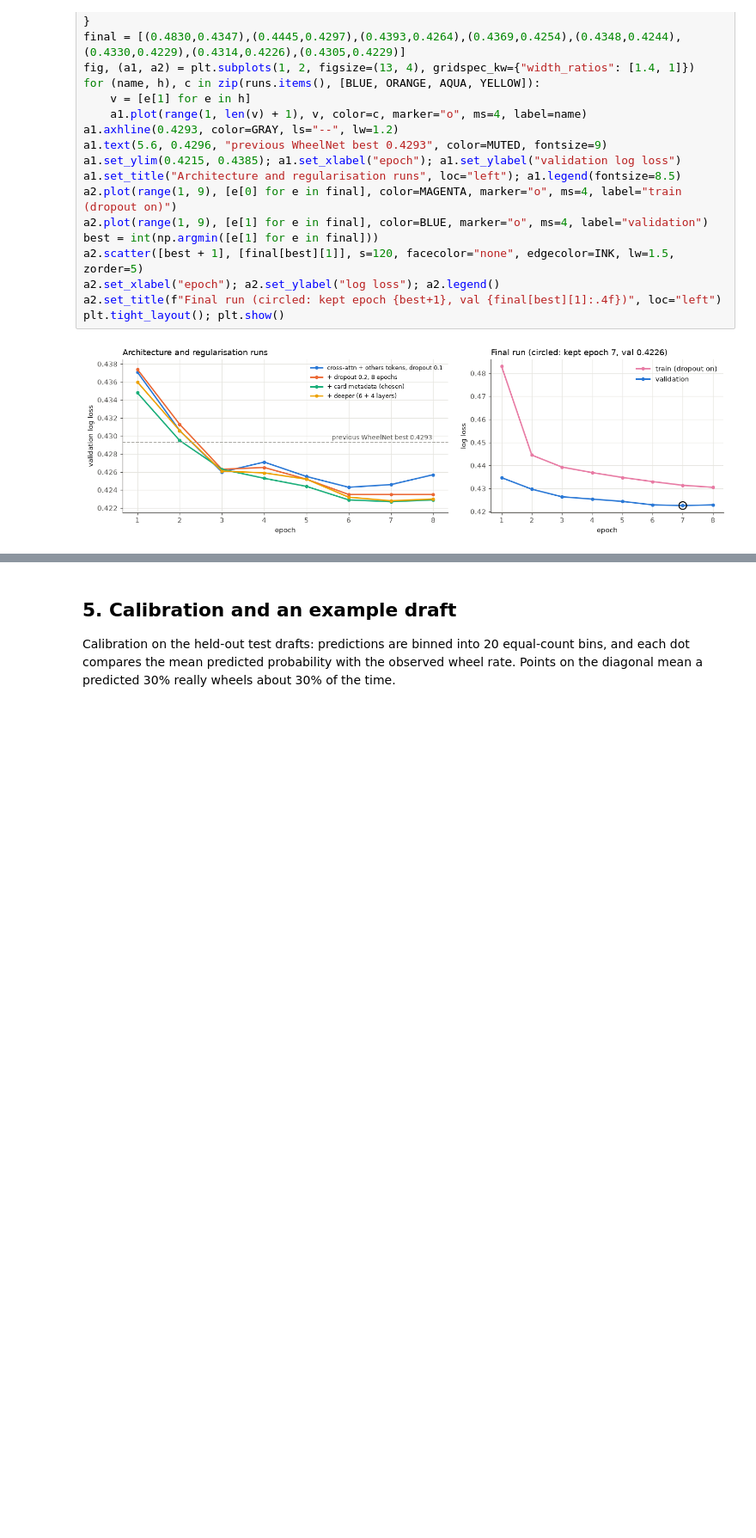
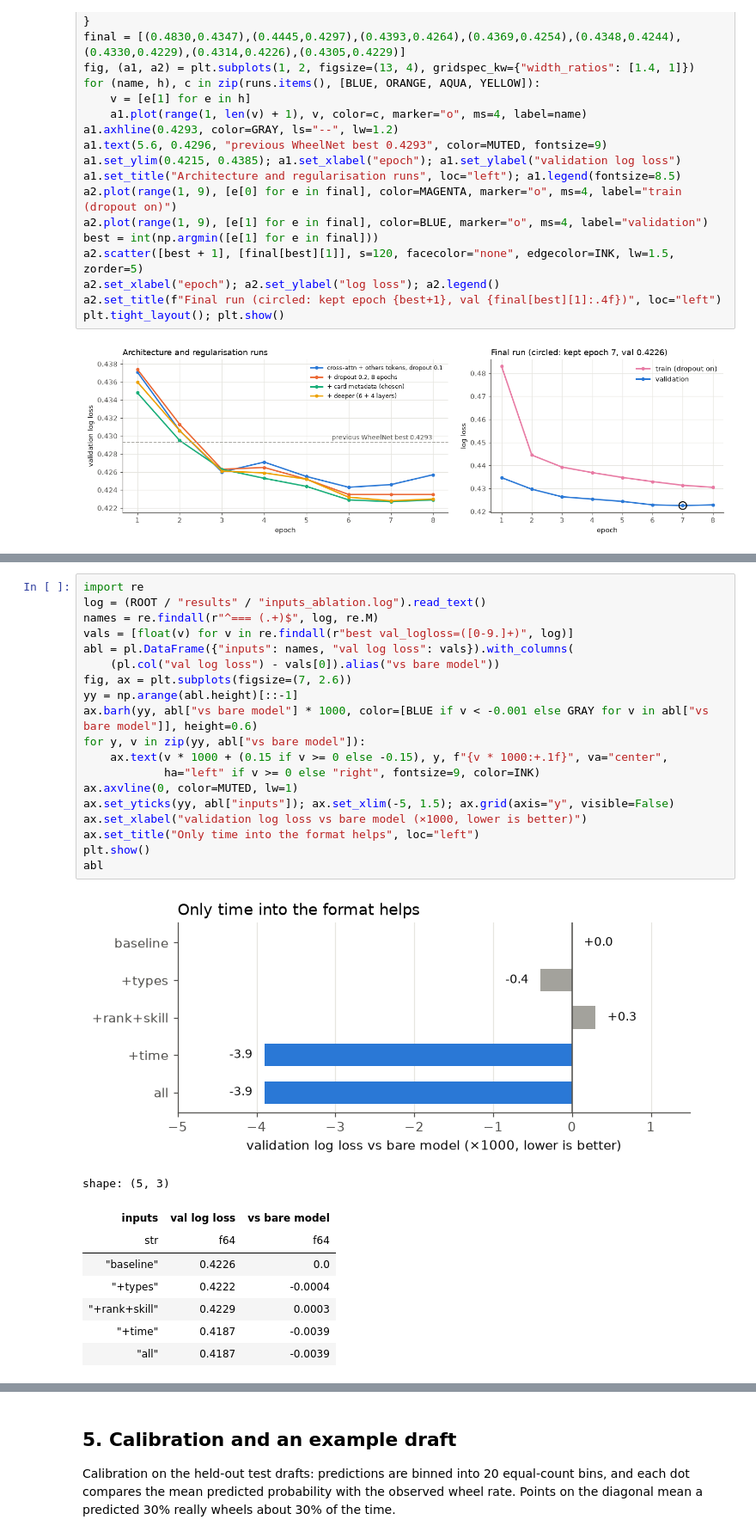
Before and after one commit to zscore/mtg-open-lane, a Jupyter notebook: notebooks/wheelnet.ipynb, the cells around one changed output, grey strips where cells are left out. Shown at 86% size. Cells and saved outputs as stored; diff of their text form; blank space fills up the shorter version.

Commit message:
wheelnet notebook: input ablation section and weekly-retraining takeaways (weeks 3-5)
Co-Authored-By: Claude Opus 5.5 (1M context) <noreply@anthropic.com>

```diff
--- a/notebooks/wheelnet.ipynb
+++ b/notebooks/wheelnet.ipynb
@@ -324,0 +331,29 @@ plt.tight_layout(); plt.show()
+# %%
+import re
+log = (ROOT / "results" / "inputs_ablation.log").read_text()
+names = re.findall(r"^=== (.+)$", log, re.M)
+vals = [float(v) for v in re.findall(r"best val_logloss=([0-9.]+)", log)]
+abl = pl.DataFrame({"inputs": names, "val log loss": vals}).with_columns(
+    (pl.col("val log loss") - vals[0]).alias("vs bare model"))
+fig, ax = plt.subplots(figsize=(7, 2.6))
+yy = np.arange(abl.height)[::-1]
+ax.barh(yy, abl["vs bare model"] * 1000, color=[BLUE if v < -0.001 else GRAY for v in abl["vs bare model"]], height=0.6)
+for y, v in zip(yy, abl["vs bare model"]):
+    ax.text(v * 1000 + (0.15 if v >= 0 else -0.15), y, f"{v * 1000:+.1f}", va="center",
+            ha="left" if v >= 0 else "right", fontsize=9, color=INK)
+ax.axvline(0, color=MUTED, lw=1)
+ax.set_yticks(yy, abl["inputs"]); ax.set_xlim(-5, 1.5); ax.grid(axis="y", visible=False)
+ax.set_xlabel("validation log loss vs bare model (×1000, lower is better)")
+ax.set_title("Only time into the format helps", loc="left")
+plt.show()
+abl
+# %% [output]
+[figure, added]
+shape: (5, 3)
+| inputs | val log loss | vs bare model |
+| str | f64 | f64 |
+| "baseline" | 0.4226 | 0.0 |
+| "+types" | 0.4222 | -0.0004 |
+| "+rank+skill" | 0.4229 | 0.0003 |
+| "+time" | 0.4187 | -0.0039 |
+| "all" | 0.4187 | -0.0039 |
```
Also changed, not shown: parts of 4 cells of this notebook.
